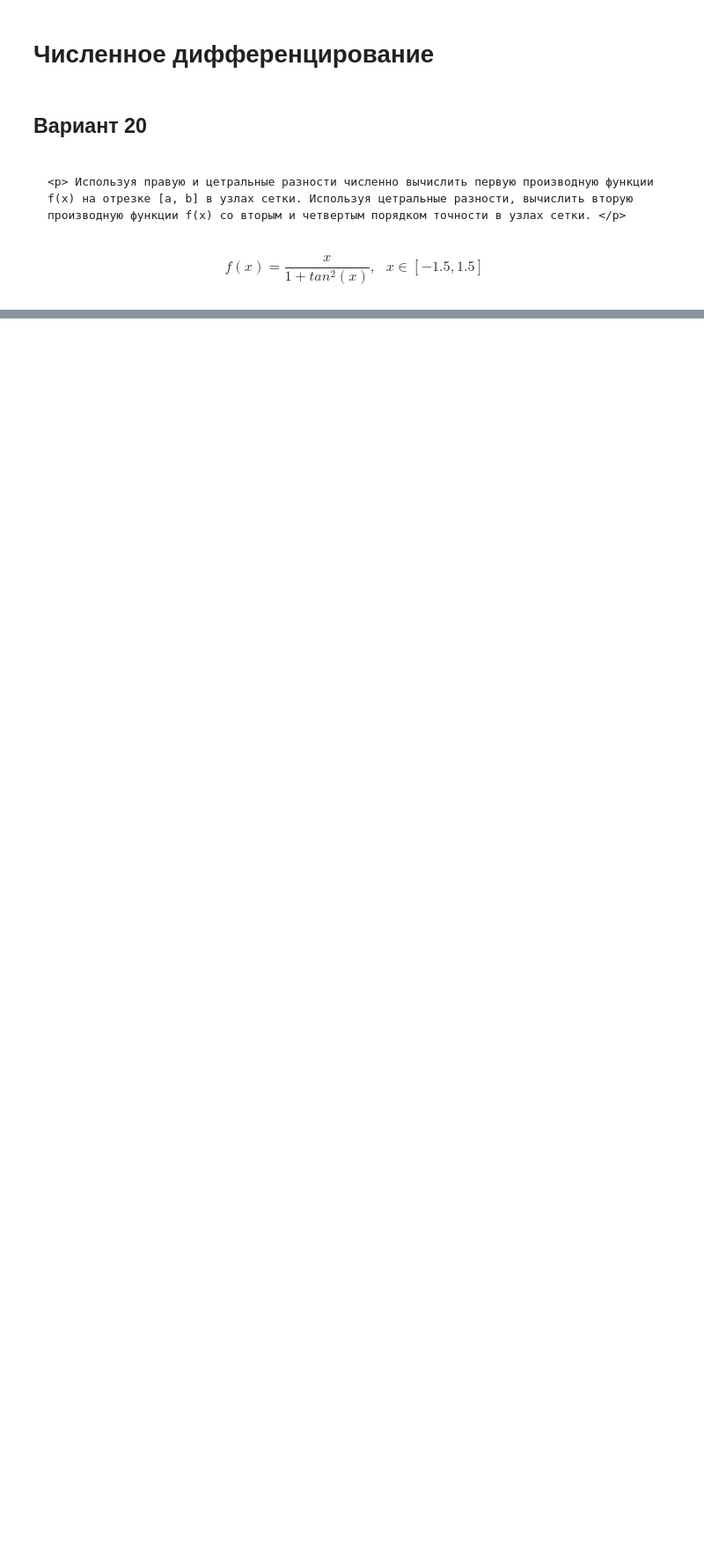
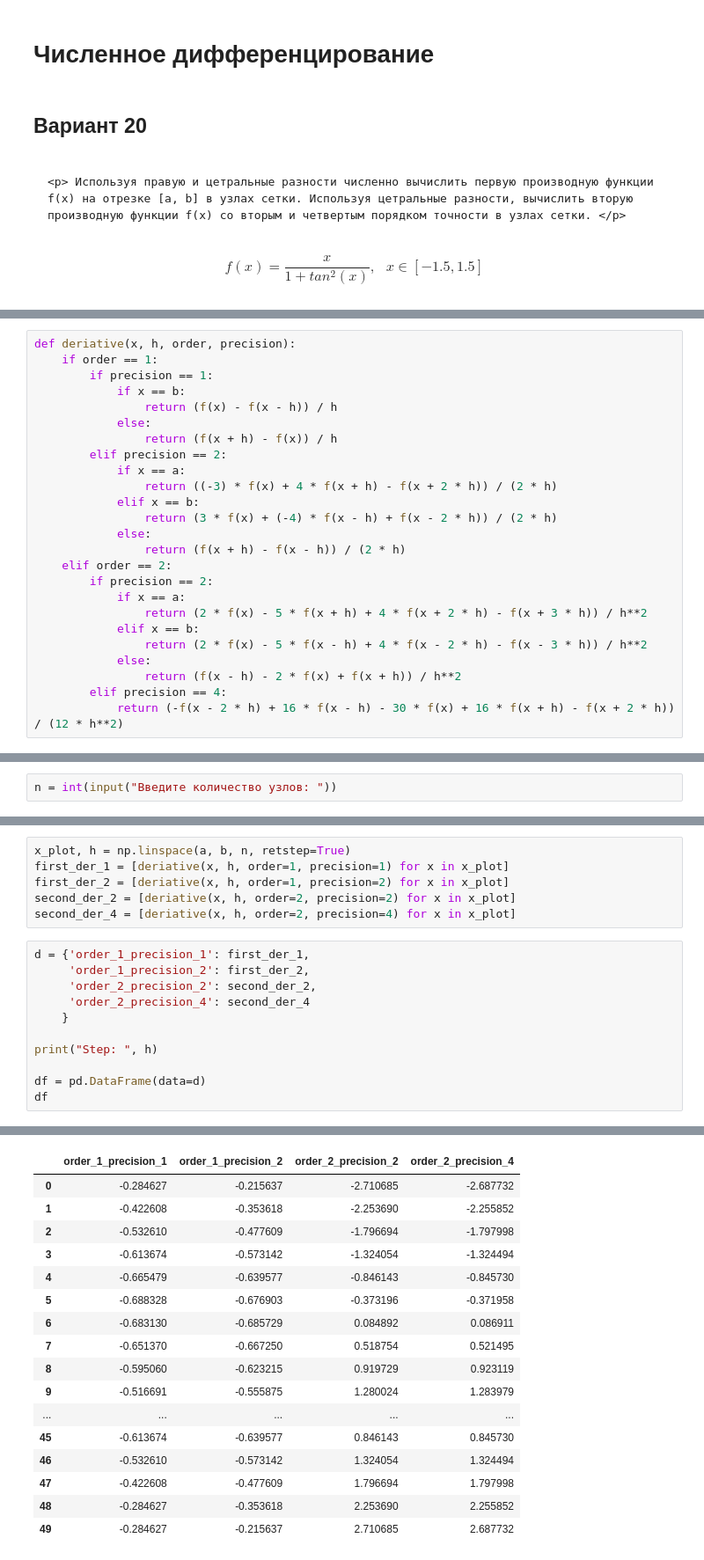
Before and after one commit to Shchetinnikov/Numerical_Methods, a Jupyter notebook: Lab2.ipynb, the cells around one changed output, grey strips where cells are left out. Shown at 88% size. Saved outputs shown, nothing was run; the diff lists cells and outputs as text; blank space fills up the shorter version.

```diff
--- a/Lab2.ipynb
+++ b/Lab2.ipynb
@@ -347,0 +56,25 @@ x* = 1.5000, f'(x*) = -0.6805
+# %%
+def deriative(x, h, order, precision):
+    if order == 1:
+        if precision == 1:
+            if x == b:
+                return (f(x) - f(x - h)) / h
+            else:
+                return (f(x + h) - f(x)) / h
+        elif precision == 2:
+            if x == a:
+                return ((-3) * f(x) + 4 * f(x + h) - f(x + 2 * h)) / (2 * h)
+            elif x == b:
+                return (3 * f(x) + (-4) * f(x - h) + f(x - 2 * h)) / (2 * h)
+            else:
+                return (f(x + h) - f(x - h)) / (2 * h)
+    elif order == 2:
+        if precision == 2:
+            if x == a:
+                return (2 * f(x) - 5 * f(x + h) + 4 * f(x + 2 * h) - f(x + 3 * h)) / h**2
+            elif x == b:
+                return (2 * f(x) - 5 * f(x - h) + 4 * f(x - 2 * h) - f(x - 3 * h)) / h**2
+            else:
+                return (f(x - h) - 2 * f(x) + f(x + h)) / h**2
+        elif precision == 4:
+            return (-f(x - 2 * h) + 16 * f(x - h) - 30 * f(x) + 16 * f(x + h) - f(x + 2 * h)) / (12 * h**2)
@@ -347,0 +84,2 @@ x* = 1.5000, f'(x*) = -0.6805
+# %%
+n = int(input("Введите количество узлов: "))
@@ -347,0 +88,18 @@ x* = 1.5000, f'(x*) = -0.6805
+# %%
+x_plot, h = np.linspace(a, b, n, retstep=True)
+first_der_1 = [deriative(x, h, order=1, precision=1) for x in x_plot]
+first_der_2 = [deriative(x, h, order=1, precision=2) for x in x_plot]
+second_der_2 = [deriative(x, h, order=2, precision=2) for x in x_plot]
+second_der_4 = [deriative(x, h, order=2, precision=4) for x in x_plot]
+# %%
+d = {'order_1_precision_1': first_der_1,
+     'order_1_precision_2': first_der_2,
+     'order_2_precision_2': second_der_2,
+     'order_2_precision_4': second_der_4
+    }
+
+print("Step: ", h)
+
+df = pd.DataFrame(data=d)
+df
+# %% [output]
@@ -347,0 +107,17 @@ x* = 1.5000, f'(x*) = -0.6805
+|  | order_1_precision_1 | order_1_precision_2 | order_2_precision_2 | order_2_precision_4 |
+| 0 | -0.284627 | -0.215637 | -2.710685 | -2.687732 |
+| 1 | -0.422608 | -0.353618 | -2.253690 | -2.255852 |
+| 2 | -0.532610 | -0.477609 | -1.796694 | -1.797998 |
+| 3 | -0.613674 | -0.573142 | -1.324054 | -1.324494 |
+| 4 | -0.665479 | -0.639577 | -0.846143 | -0.845730 |
+| 5 | -0.688328 | -0.676903 | -0.373196 | -0.371958 |
+| 6 | -0.683130 | -0.685729 | 0.084892 | 0.086911 |
+| 7 | -0.651370 | -0.667250 | 0.518754 | 0.521495 |
+| 8 | -0.595060 | -0.623215 | 0.919729 | 0.923119 |
+| 9 | -0.516691 | -0.555875 | 1.280024 | 1.283979 |
+| ... | ... | ... | ... | ... |
+| 45 | -0.613674 | -0.639577 | 0.846143 | 0.845730 |
+| 46 | -0.532610 | -0.573142 | 1.324054 | 1.324494 |
+| 47 | -0.422608 | -0.477609 | 1.796694 | 1.797998 |
+| 48 | -0.284627 | -0.353618 | 2.253690 | 2.255852 |
+| 49 | -0.284627 | -0.215637 | 2.710685 | 2.687732 |
```
Also changed, not shown: parts of 47 cells of this notebook, 1 other file.
